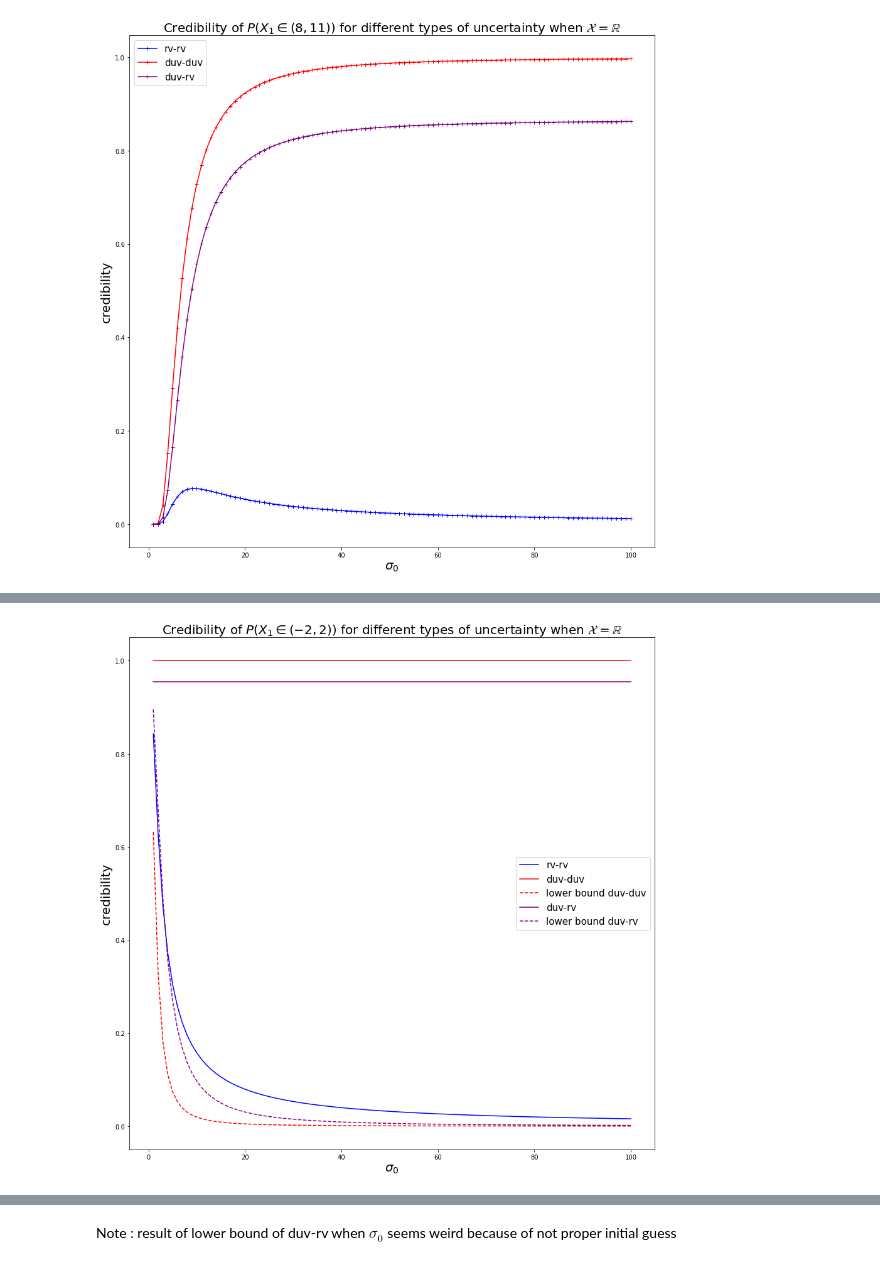
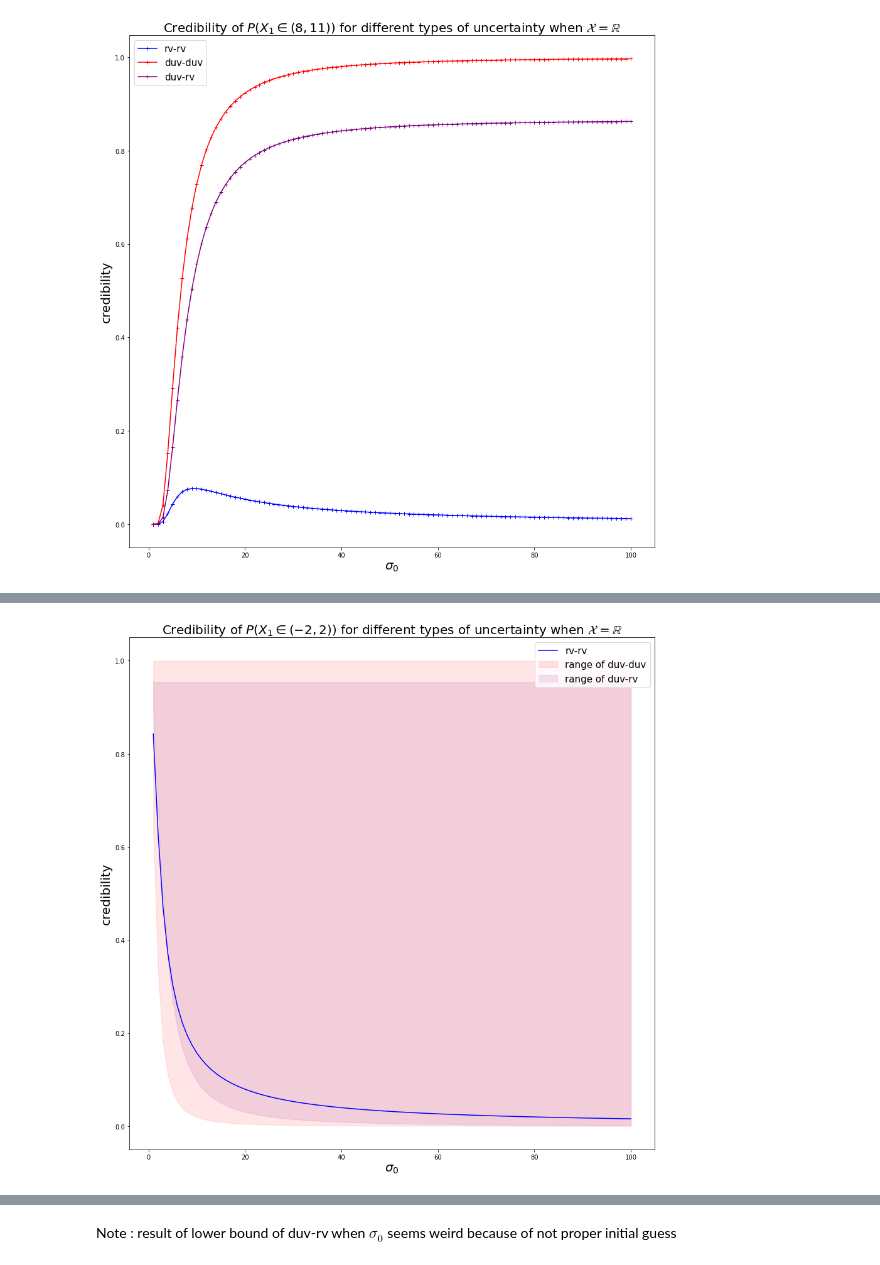
Before and after one commit to ChatchueaKimchaiwong/SMC-coding, a Jupyter notebook: 1step random walk for different type of uncertainty/1step random walk for different type of uncertainty.ipynb, the cells around one changed output, grey strips where cells are left out. Cells and saved outputs as stored; diff of their text form; code cells hidden in the pictures.

Commit message:
add region of color to graph2

```diff
--- a/1step random walk for different type of uncertainty/1step random walk for different type of uncertainty.ipynb
+++ b/1step random walk for different type of uncertainty/1step random walk for different type of uncertainty.ipynb
@@ -397,40 +397,42 @@ for i in np.arange(begin,end):
         else :
             X.append(1-(math.exp((-1/(2*(i**2+sig**2)))*((b-mean0)**2 )))) #1-f(b)
     elif mean0 < a:
         X.append(0) #1-f(mean0)
     else :
         X.append(0) #1-f(mean0)
 
 C = [] #maximum argument
 D = [] #maxumum value of function = credibility duv-rv case
 for i in np.arange(begin,end):
     def f(x):
         return (math.exp((-1/(2*i**2))*((x-mean0)**2 )))* (norm(x, sig).cdf(b) - norm(x, sig).cdf(a))
     j = minimize(lambda x: -f(x),a).x   #try to find how to set initial guess? #set intial guess =a
     C.append(j)
-    D.append(f(j))
+    D.append(f(j)[0])
 
 Y = [] #lower bound for credibility duv-rv case
 for i in np.arange(begin,end):
     def f(x):
         return 1- ((math.exp((-1/(2*i**2))*((x-mean0)**2 )))* (1 - norm(x, sig).cdf(b) + norm(x, sig).cdf(a)))
     j = minimize(f,a).x   #try to find how to set initial guess? #set intial guess =a if set a+b/2 will stuck at local min
-    Y.append(f(j))
+    Y.append(f(j)[0])
 
 
 plt.figure(figsize=(15,15))
 plt.title("Credibility of $P(X_1 \in (-2,2))$ for different types of uncertainty when $\mathcal{X} = \mathbb{R}$", fontsize = 20)
 plt.xlabel(r'$\sigma_0$',fontsize=20)
 plt.ylabel('credibility', fontsize=20)
 plt.plot(np.arange(start=begin, stop=end, step=1),cred,linestyle='-',color='blue',label='rv-rv')
-plt.plot(np.arange(start=begin, stop=end, step=1),B,linestyle='-',color='red',label='duv-duv')
-plt.plot(np.arange(start=begin, stop=end, step=1),X,linestyle='--',color='red',label='lower bound duv-duv')
-plt.plot(np.arange(start=begin, stop=end, step=1),D,linestyle='-',color='purple',label='duv-rv')
-plt.plot(np.arange(start=begin, stop=end, step=1),Y,linestyle='--',color='purple',label='lower bound duv-rv')
+#plt.plot(np.arange(start=begin, stop=end, step=1),B,linestyle='-',color='red',label='duv-duv')
+#plt.plot(np.arange(start=begin, stop=end, step=1),X,linestyle='--',color='red',label='lower bound duv-duv')
+#plt.plot(np.arange(start=begin, stop=end, step=1),D,linestyle='-',color='purple',label='duv-rv')
+#plt.plot(np.arange(start=begin, stop=end, step=1),Y,linestyle='--',color='purple',label='lower bound duv-rv')
+plt.fill_between(np.arange(start=begin, stop=end, step=1),B,X, color='red', alpha=0.1,label='range of duv-duv')
+plt.fill_between(np.arange(start=begin, stop=end, step=1),D,Y, color='purple', alpha=0.1,label='range of duv-rv')
 plt.legend(loc='best',fontsize=15)
 plt.show()
 # %% [output]
-[figure, old version]
+[figure, new version]
 # %%
 a= 8
 b= 11
```
Also changed, not shown: parts of 1 cell of this notebook.
